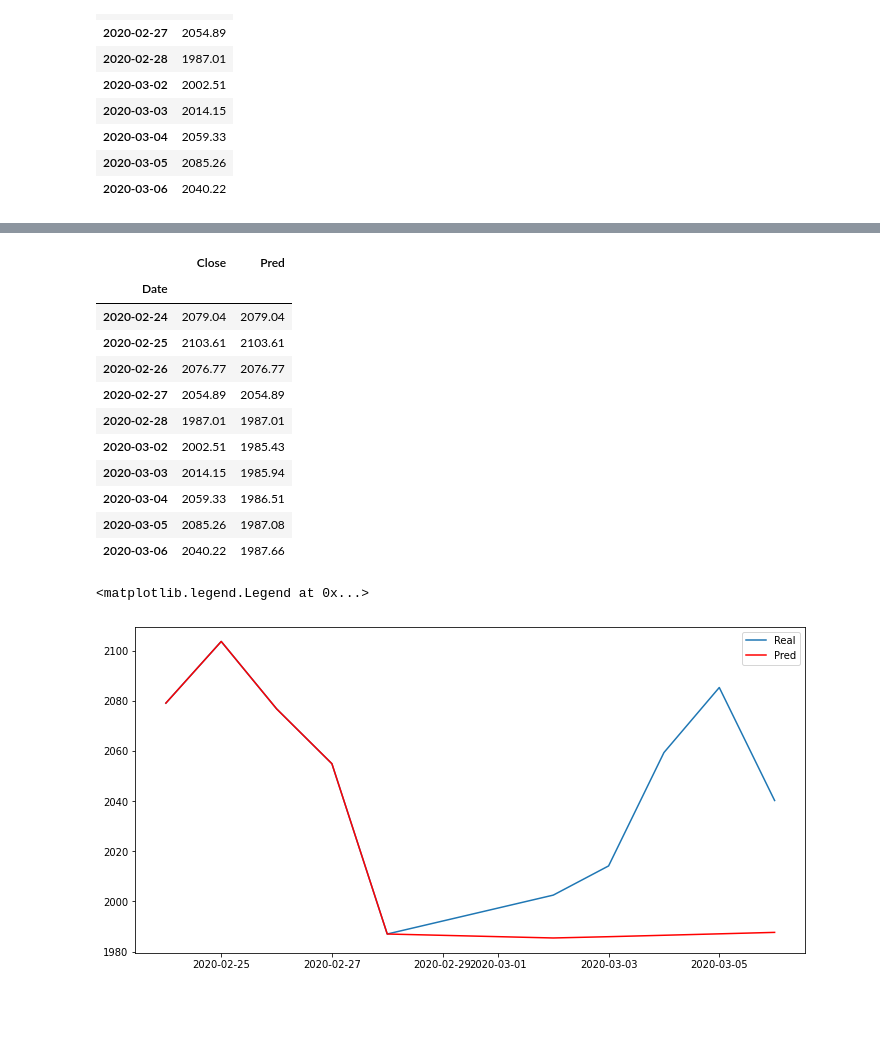
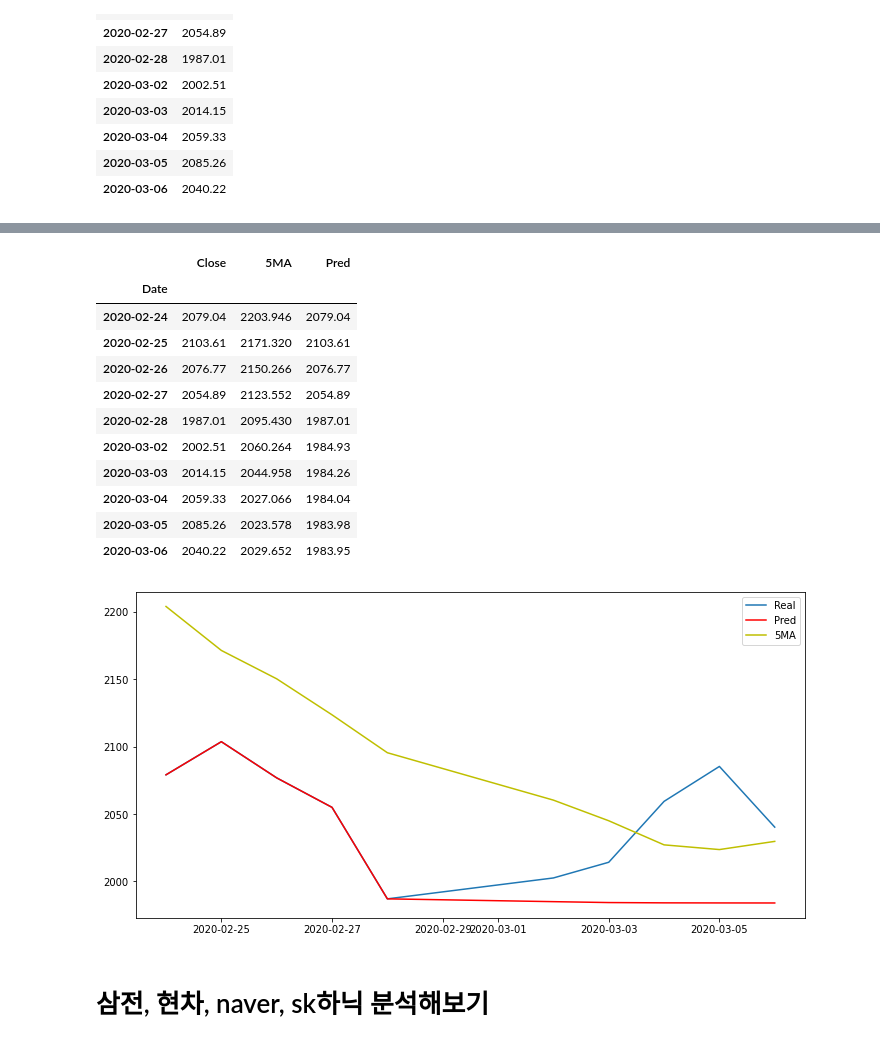
Before and after one commit to aprogod/hackarthon, a Jupyter notebook: dacon_arima.ipynb, the cells around one changed output, grey strips where cells are left out. Saved outputs shown, nothing was run; the diff lists cells and outputs as text; code cells hidden in the pictures; blank space fills up the shorter version.

```diff
--- a/dacon_arima.ipynb
+++ b/dacon_arima.ipynb
@@ -8,7 +10,7 @@ import warnings
 warnings.filterwarnings("ignore")
 # %%
 # kospi_df 만들고 시각화 해보기(2013~2020)
-Kospi_df = fdr.DataReader('KS11', '2013-03-01', '2020-02-29')
+Kospi_df = fdr.DataReader('KS11', '2010-03-01', '2020-02-28')
 plt.figure(figsize=(12,6), facecolor='w')
 plt.plot(Kospi_df['Close'])
 Kospi_c = Kospi_df['Close']
@@ -34,3 +74,9 @@ Kospi_df_last10day_c
 | 2020-03-04 | 2059.33 |
 | 2020-03-05 | 2085.26 |
 | 2020-03-06 | 2040.22 |
+# %%
+# 이평선 생성 5MA
+Kospi_df_last10day_c['5MA'] = Kospi_df_last10day_c['Close']
+Kospi_df_last10day_c['5MA'] = Kospi_df_c['Close'].rolling(5).mean().shift(1)
+Kospi_df_last10day_c['5MA'][-5:] = Kospi_df_last10day_c['Close'].rolling(5).mean().shift(1)[-5:]
+Kospi_df_last10day_c
@@ -37,6 +96,6 @@ Kospi_df_last10day_c
 # %%
-# ARIMA Model 적용 (p,i,q)=(2,0,0)
-model = ARIMA(Kospi_df_c,order = (2,0,0))
+# ARIMA Model 적용 (p,i,q)=(1,1,1)
+model = ARIMA(Kospi_df_c,order = (1,1,1))
 model_fit = model.fit()
 forecast_data = model_fit.forecast(steps=5) # 마지막 5일의 예측 데이터
 # %%
@@ -45,25 +104,27 @@ Kospi_df_last10day_c['Pred'] = Kospi_df_last10day_c['Close']
 Kospi_df_last10day_c['Pred'][5:] = forecast_data.round(2)
 Kospi_df_last10day_c
 # %% [output]
-|  | Close | Pred |
-| Date |  |  |
-| 2020-02-24 | 2079.04 | 2079.04 |
-| 2020-02-25 | 2103.61 | 2103.61 |
-| 2020-02-26 | 2076.77 | 2076.77 |
-| 2020-02-27 | 2054.89 | 2054.89 |
-| 2020-02-28 | 1987.01 | 1987.01 |
-| 2020-03-02 | 2002.51 | 1985.43 |
-| 2020-03-03 | 2014.15 | 1985.94 |
-| 2020-03-04 | 2059.33 | 1986.51 |
-| 2020-03-05 | 2085.26 | 1987.08 |
-| 2020-03-06 | 2040.22 | 1987.66 |
+|  | Close | 5MA | Pred |
+| Date |  |  |  |
+| 2020-02-24 | 2079.04 | 2203.946 | 2079.04 |
+| 2020-02-25 | 2103.61 | 2171.320 | 2103.61 |
+| 2020-02-26 | 2076.77 | 2150.266 | 2076.77 |
+| 2020-02-27 | 2054.89 | 2123.552 | 2054.89 |
+| 2020-02-28 | 1987.01 | 2095.430 | 1987.01 |
+| 2020-03-02 | 2002.51 | 2060.264 | 1984.93 |
+| 2020-03-03 | 2014.15 | 2044.958 | 1984.26 |
+| 2020-03-04 | 2059.33 | 2027.066 | 1984.04 |
+| 2020-03-05 | 2085.26 | 2023.578 | 1983.98 |
+| 2020-03-06 | 2040.22 | 2029.652 | 1983.95 |
 # %%
 # 실제값과 예측값 그래프 비교
 plt.figure(figsize=(12,6), facecolor='w')
 plt.plot(Kospi_df_last10day_c['Close'], label = 'Real')
 plt.plot(Kospi_df_last10day_c['Pred'], color = 'r', label = 'Pred')
+plt.plot(Kospi_df_last10day_c['5MA'], color = 'y', label = '5MA')
 plt.legend()
+
+# plt.savefig('Real_Pred_5MA.png')
 # %% [output]
-<matplotlib.legend.Legend at 0x...>
-[figure, old version]
+[figure, new version]
 # %%
@@ -70,0 +132,2 @@ plt.legend()
+# %% [markdown]
+# 삼전, 현차, naver, sk하닉 분석해보기
```
Also changed, not shown: parts of 18 cells of this notebook, 1 other file.
